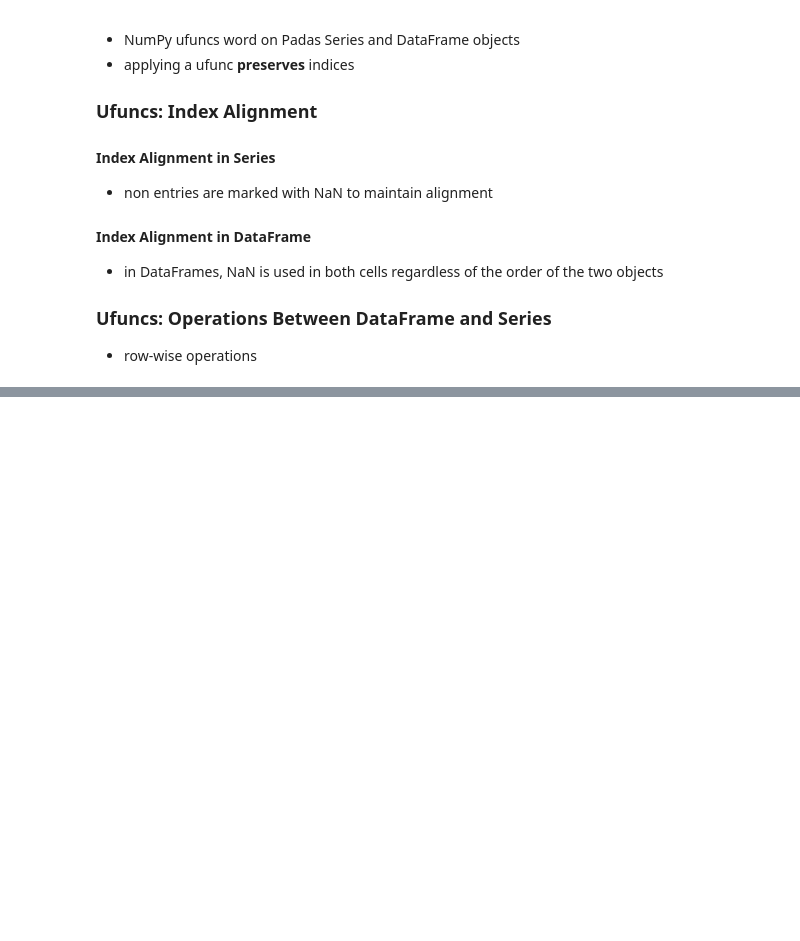
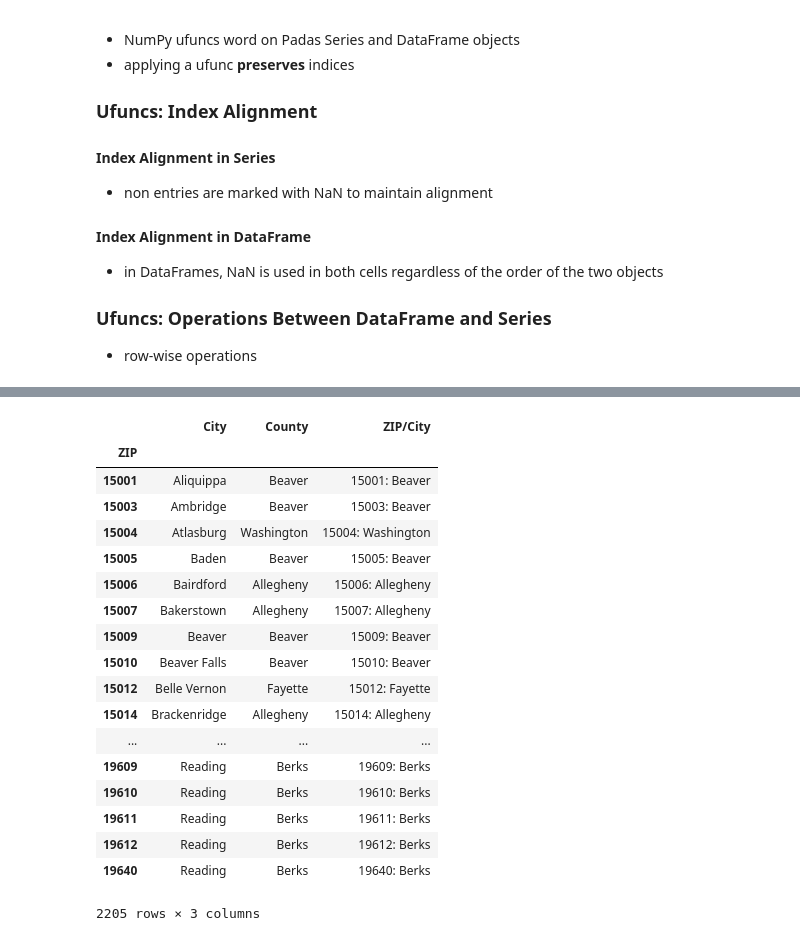
Before and after one commit to mmj32/Class-Practice-Repo, a Jupyter notebook: todo3/pandas_notes_chris.ipynb, the cells around one changed output, grey strips where cells are left out. Saved outputs shown, nothing was run; the diff lists cells and outputs as text; code cells hidden in the pictures; blank space fills up the shorter version.

```diff
--- a/todo3/pandas_notes_chris.ipynb
+++ b/todo3/pandas_notes_chris.ipynb
@@ -167,0 +208,24 @@ zip_codes
+# %%
+# reset Indexes to be the ZIP codes
+zip_codes = zip_codes[1:].set_index('ZIP')
+zip_codes
+# %% [output]
+|  | City | County | ZIP/City |
+| ZIP |  |  |  |
+| 15001 | Aliquippa | Beaver | 15001: Beaver |
+| 15003 | Ambridge | Beaver | 15003: Beaver |
+| 15004 | Atlasburg | Washington | 15004: Washington |
+| 15005 | Baden | Beaver | 15005: Beaver |
+| 15006 | Bairdford | Allegheny | 15006: Allegheny |
+| 15007 | Bakerstown | Allegheny | 15007: Allegheny |
+| 15009 | Beaver | Beaver | 15009: Beaver |
+| 15010 | Beaver Falls | Beaver | 15010: Beaver |
+| 15012 | Belle Vernon | Fayette | 15012: Fayette |
+| 15014 | Brackenridge | Allegheny | 15014: Allegheny |
+| ... | ... | ... | ... |
+| 19609 | Reading | Berks | 19609: Berks |
+| 19610 | Reading | Berks | 19610: Berks |
+| 19611 | Reading | Berks | 19611: Berks |
+| 19612 | Reading | Berks | 19612: Berks |
+| 19640 | Reading | Berks | 19640: Berks |
+2205 rows × 3 columns
```
Also changed, not shown: parts of 8 cells of this notebook.
